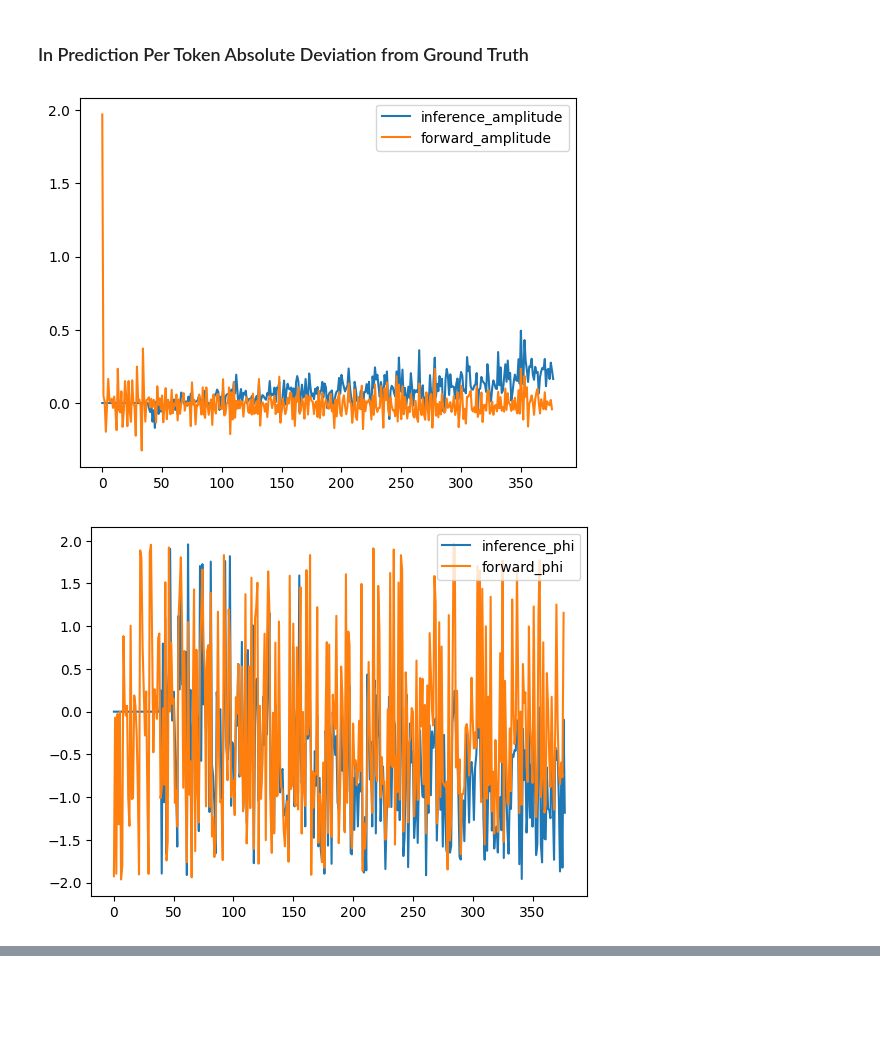
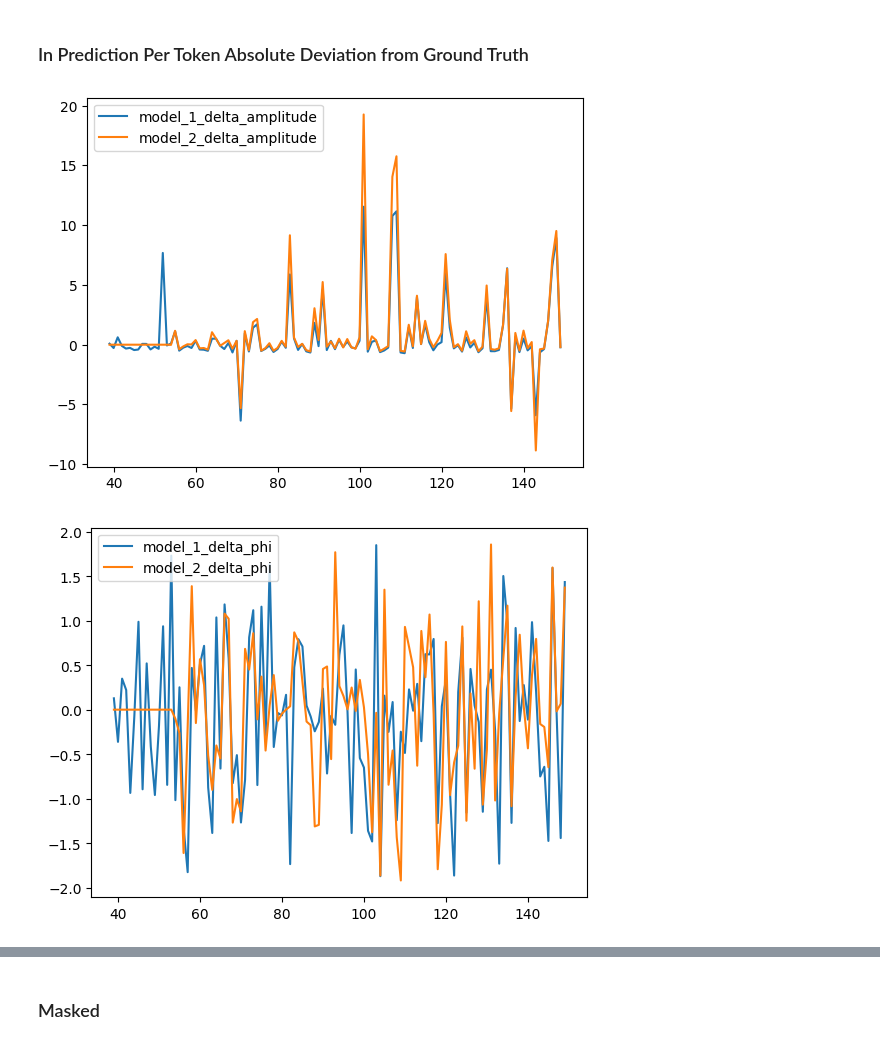
Before and after one commit to AmanKukde/FourierImageTransformer, a Jupyter notebook: examples/Super-Resolution - MNIST Example.ipynb, the cells around one changed output, grey strips where cells are left out. Drawn from its saved outputs; the diff is of its cells as text; code cells hidden in the pictures; blank space fills up the shorter version.

```diff
--- a/examples/Super-Resolution - MNIST Example.ipynb
+++ b/examples/Super-Resolution - MNIST Example.ipynb
@@ -28,7 +28,7 @@ import ssl
 ssl._create_default_https_context = ssl._create_unverified_context
 import scipy
 seed_everything(22122020)
-dm = MNIST_SResFITDM(root_dir='./datamodules/data/', batch_size=32,subset_flag = True)
+dm = MNIST_SResFITDM(root_dir='./datamodules/data/', batch_size=32,subset_flag = False)
 dm.prepare_data()
 dm.setup()
 r, phi, flatten_order, order = get_polar_rfft_coords_2D(img_shape=dm.gt_shape)
@@ -41,11 +41,12 @@ model = SResTransformerModule(d_model=n_heads*d_query,
                               dst_order=order,
                               loss='prod',
                               lr=0.0001, weight_decay=0.01, n_layers=8,
-                              n_heads=n_heads, d_query=d_query, dropout=0.1, attention_dropout=0.1,num_shells = 5,
+                              n_heads=n_heads, d_query=d_query, dropout=0.1, attention_dropout=0.1,num_shells =5,
                               model_type = 'fast')
+
 fig = plt.figure()
 psnr_dict = {}
-trained_model_path = '/home/aman.kukde/Projects/FourierImageTransformer/models/Fast_prod__L_8_H_8_s_5_subset_True_27-03_12-32-16/last.ckpt'
+trained_model_path = '/home/aman.kukde/Projects/FourierImageTransformer/models/Fast_prod__L_8_H_8_s_5_subset_False_27-03_16-58-36/epoch=222-step=383337.ckpt'
 weights = torch.load(trained_model_path)['state_dict']
 model.load_state_dict(weights)
 model.cuda()
@@ -75,5 +116,5 @@ HPU available: False, using: 0 HPUs
 # %%
-for fc, (mag_min, mag_max) in dm.train_dataloader():
+for fc, (mag_min, mag_max) in dm.test_dataloader():
     break
 
 fc = fc.to('cuda')
@@ -83,11 +124,11 @@ low_res = fc[:, flatten_order][:, :model.input_seq_length]
 x_fc = fc[:, flatten_order][:, :-1]
 y_fc = fc[:, flatten_order][:, 1:]
 gt = fc[:, flatten_order]
-
+print(low_res.shape)
 with torch.no_grad():
-    pred = model.sres.forward_inference(low_res,model.input_seq_length)
-    pred_forward = model.sres.forward(x_fc)
+    pred = model.sres.forward_inference(low_res,causal = True)
+    # pred_forward = model.sres.forward(x_fc)
 
 
-print(f"training loss: {model.criterion(pred_forward,y_fc,mag_min,mag_max)}")
+# print(f"training loss: {model.criterion(pred_forward,y_fc,mag_min,mag_max)}")
 # %% [output]
@@ -95,22 +143,27 @@ training loss: (tensor(1117.1776, device='cuda:0'), tensor(9.1066, device='cuda:
 # %% [markdown]
 ### In Prediction Per Token Absolute Deviation from Ground Truth
 # %%
-a1 = (pred[0]-gt[0])[:,0][:]
-a2 = (pred_forward[0]-gt[0,:-1])[:,0][:]
+a1 = (pred[0]-gt[0])[:,0][:]/(gt[0][:,0][:])
+a2 = (pred_2[0]-gt[0])[:,0][:]/(gt[0][:,0][:])
 a1 = a1.detach().cpu().numpy()
 a2 = a2.detach().cpu().numpy()
 b1 = (pred[0]-gt[0])[:,1][:]
-b2 = (pred_forward[0]-gt[0,:-1])[:,1][:]
+b2 = (pred_2[0]-gt[0])[:,1][:]
 b1 = b1.detach().cpu().numpy()
 b2 = b2.detach().cpu().numpy()
 plt.figure()
-plt.plot([i for i in range(len(pred[0]))],a1,label = 'inference_amplitude')
-plt.plot([i for i in range(len(pred_forward[0]))],a2,label = 'forward_amplitude')
+plt.plot([i for i in range(39,150)],a1[39:150],label = 'model_1_delta_amplitude')
+plt.plot([i for i in range(39,150)],a2[39:150],label = 'model_2_delta_amplitude')
 plt.legend();plt.show()
 plt.figure()
-plt.plot([i for i in range(len(pred[0]))],b1,label = 'inference_phi')
-plt.plot([i for i in range(len(pred_forward[0]))],b2,label = 'forward_phi')
+plt.plot([i for i in range(39,150)],b1[39:150],label = 'model_1_delta_phi')
+plt.plot([i for i in range(39,150)],b2[39:150],label = 'model_2_delta_phi')
 plt.legend();plt.show()
+plt.figure()
+# plt.plot([x for x in range(39,len(a1))],(a1-a2)[39:],label = 'amplitude_diff')
+plt.plot([x for x in range(39,150)],(b1-b2)[39:150],label = 'phi_diff')
+plt.legend()
+plt.show()
 # %% [output]
-[figure, old version]
+[figure, new version]
-[figure, old version]
+[figure, new version]
@@ -116,0 +171,2 @@ plt.legend();plt.show()
+# %% [markdown]
+### Masked
```
Also changed, not shown: parts of 11 cells of this notebook, 4 other files.
